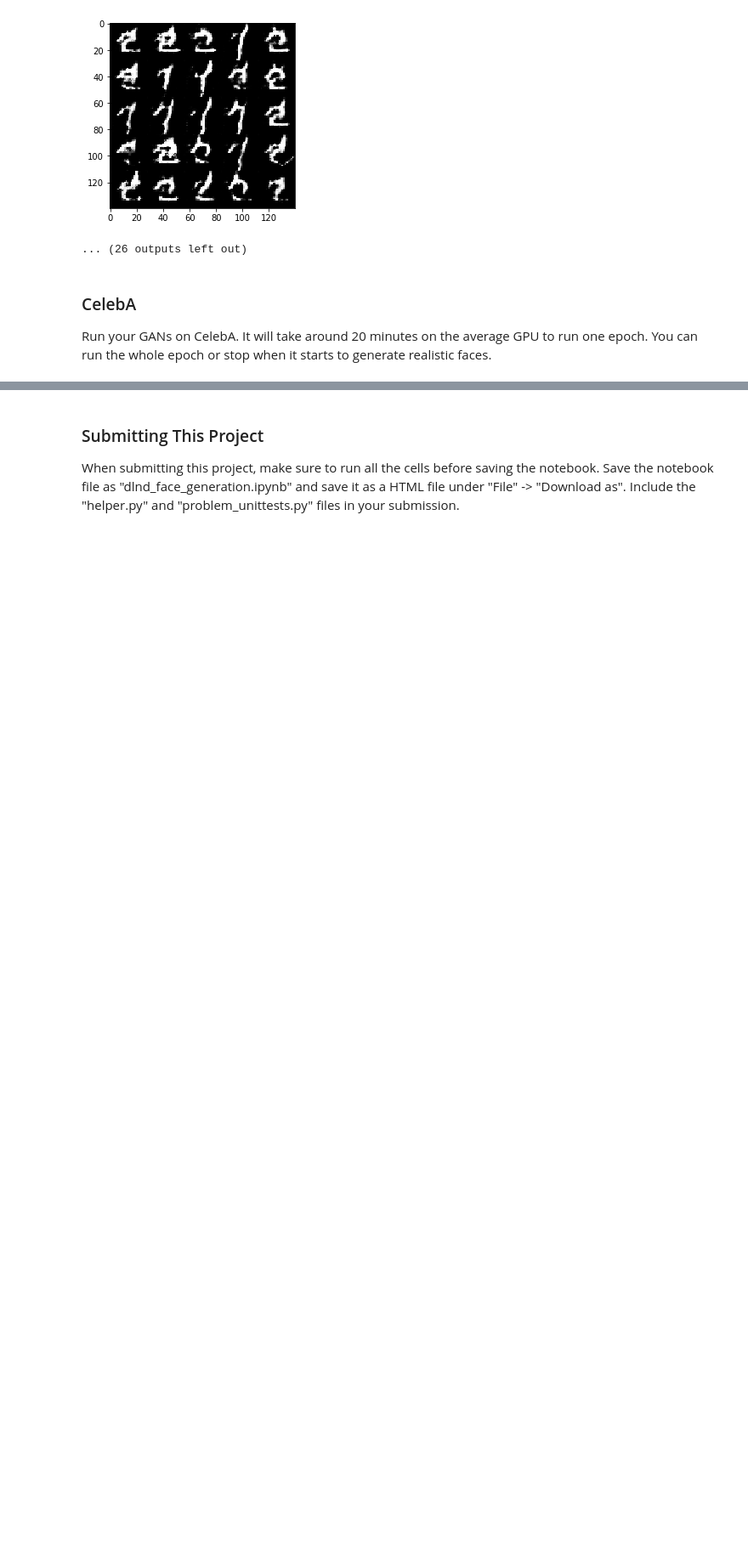
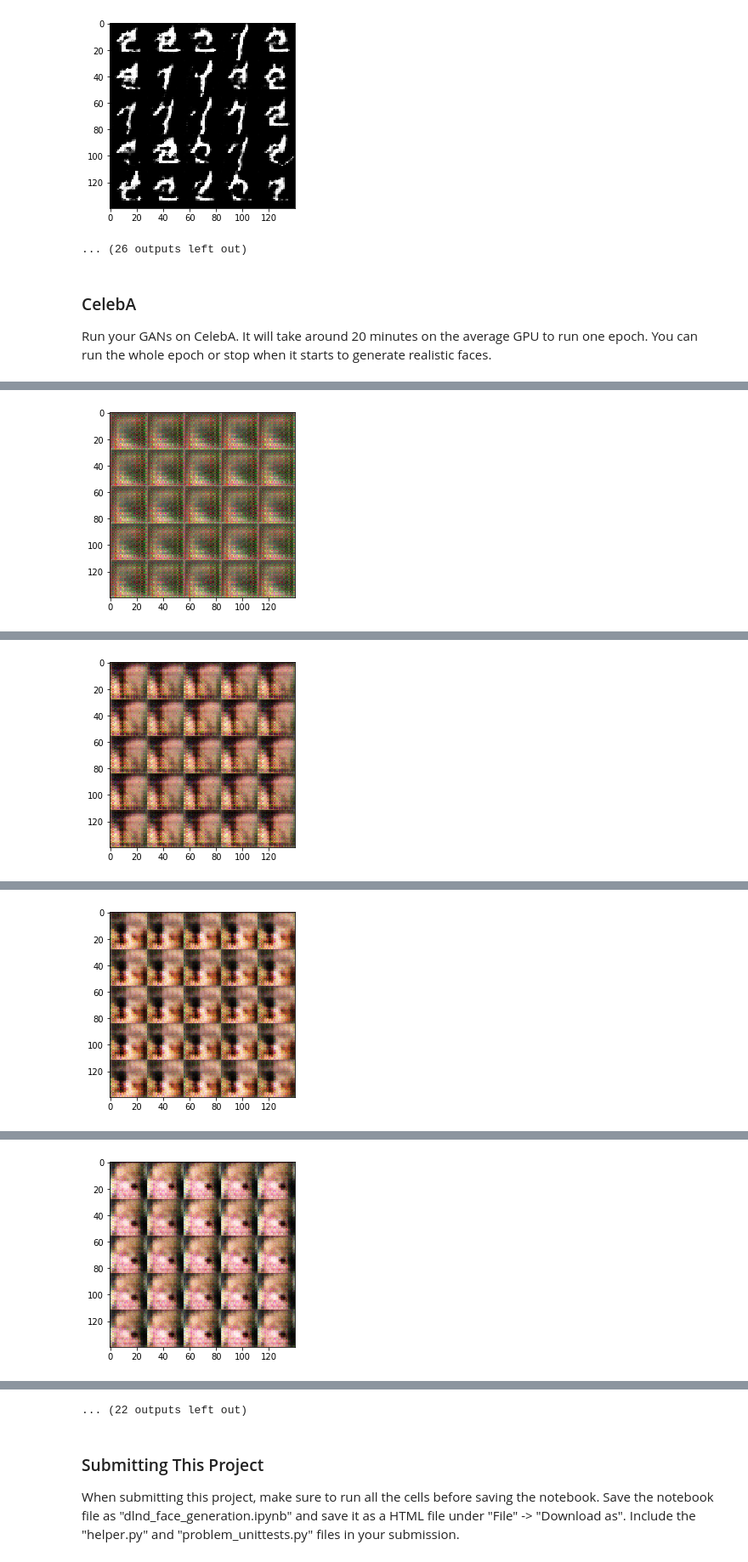
Before and after one commit to gilakos/deep-learning-foundations, a Jupyter notebook: 4_P_GenerateNewFaces/dlnd_face_generation-GA.ipynb, the cells around one changed output, grey strips where cells are left out. Shown at 85% size. Saved outputs shown, nothing was run; the diff lists cells and outputs as text; code cells hidden in the pictures; blank space fills up the shorter version.

```diff
--- a/4_P_GenerateNewFaces/dlnd_face_generation-GA.ipynb
+++ b/4_P_GenerateNewFaces/dlnd_face_generation-GA.ipynb
@@ -583,7 +583,7 @@ Run your GANs on CelebA.  It will take around 20 minutes on the average GPU to r
 # %%
 batch_size = 64
 z_dim = 128
-learning_rate = 0.001
+learning_rate = 0.0001
 beta1 = 0.5
 
 
@@ -596,3 +596,4 @@ celeba_dataset = helper.Dataset('celeba', glob(os.path.join(data_dir, 'img_align
 with tf.Graph().as_default():
     train(epochs, batch_size, z_dim, learning_rate, beta1, celeba_dataset.get_batches,
           celeba_dataset.shape, celeba_dataset.image_mode)
+# %% [output]
@@ -598,0 +610 @@ with tf.Graph().as_default():
+[figure, added]
@@ -598,0 +621 @@ with tf.Graph().as_default():
+[figure, added]
@@ -598,0 +632 @@ with tf.Graph().as_default():
+[figure, added]
@@ -598,0 +643 @@ with tf.Graph().as_default():
+[figure, added]
@@ -599,3 +666,4 @@ with tf.Graph().as_default():
+... (22 outputs left out)
 # %% [markdown]
 ### Submitting This Project
 When submitting this project, make sure to run all the cells before saving the notebook. Save the notebook file as "dlnd_face_generation.ipynb" and save it as a HTML file under "File" -> "Download as". Include the "helper.py" and "problem_unittests.py" files in your submission.
```
Also changed, not shown: parts of 1 cell of this notebook, 2 other files.
